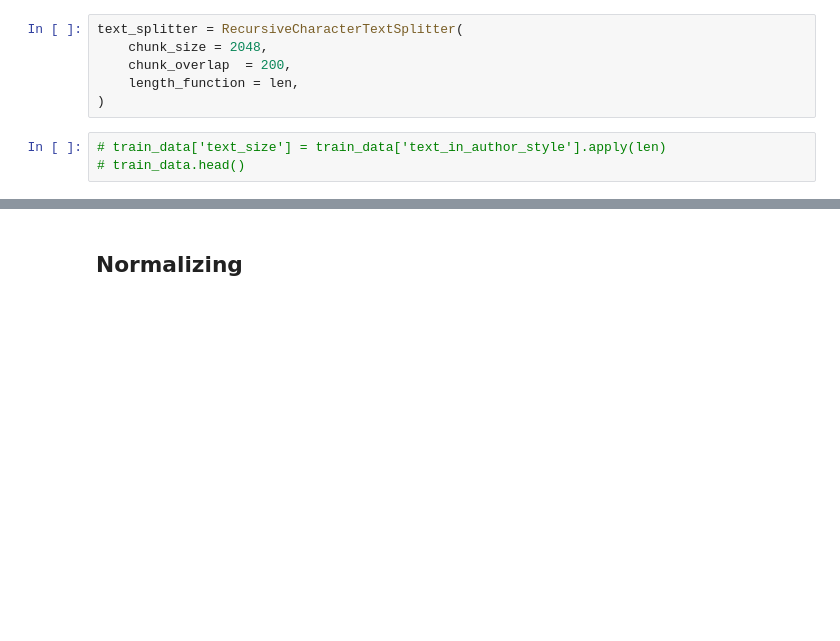
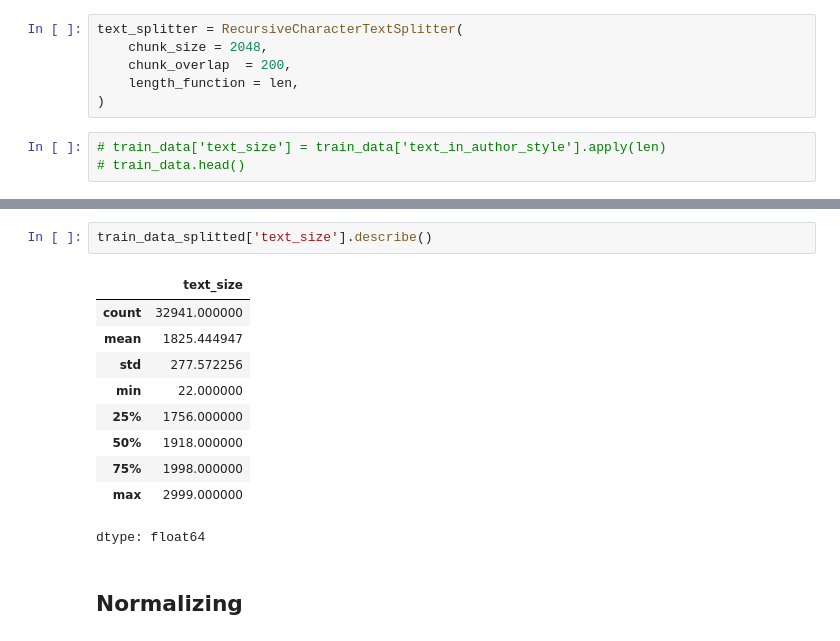
Before and after one commit to MuhammadHelmyOmar/Authorship-Identification, a Jupyter notebook: data_discovery.ipynb, the cells around one changed output, grey strips where cells are left out. Saved outputs shown, nothing was run; the diff lists cells and outputs as text; blank space fills up the shorter version.

```diff
--- a/data_discovery.ipynb
+++ b/data_discovery.ipynb
@@ -364,6 +357,19 @@ Value counts for 'is_split' column:
 | False | 32687 |
 | True | 254 |
 dtype: int64
+# %%
+train_data_splitted['text_size'].describe()
+# %% [output]
+|  | text_size |
+| count | 32941.000000 |
+| mean | 1825.444947 |
+| std | 277.572256 |
+| min | 22.000000 |
+| 25% | 1756.000000 |
+| 50% | 1918.000000 |
+| 75% | 1998.000000 |
+| max | 2999.000000 |
+dtype: float64
 # %% [markdown]
 ## Normalizing
 # %% [markdown]
```
Also changed, not shown: parts of 6 cells of this notebook.
